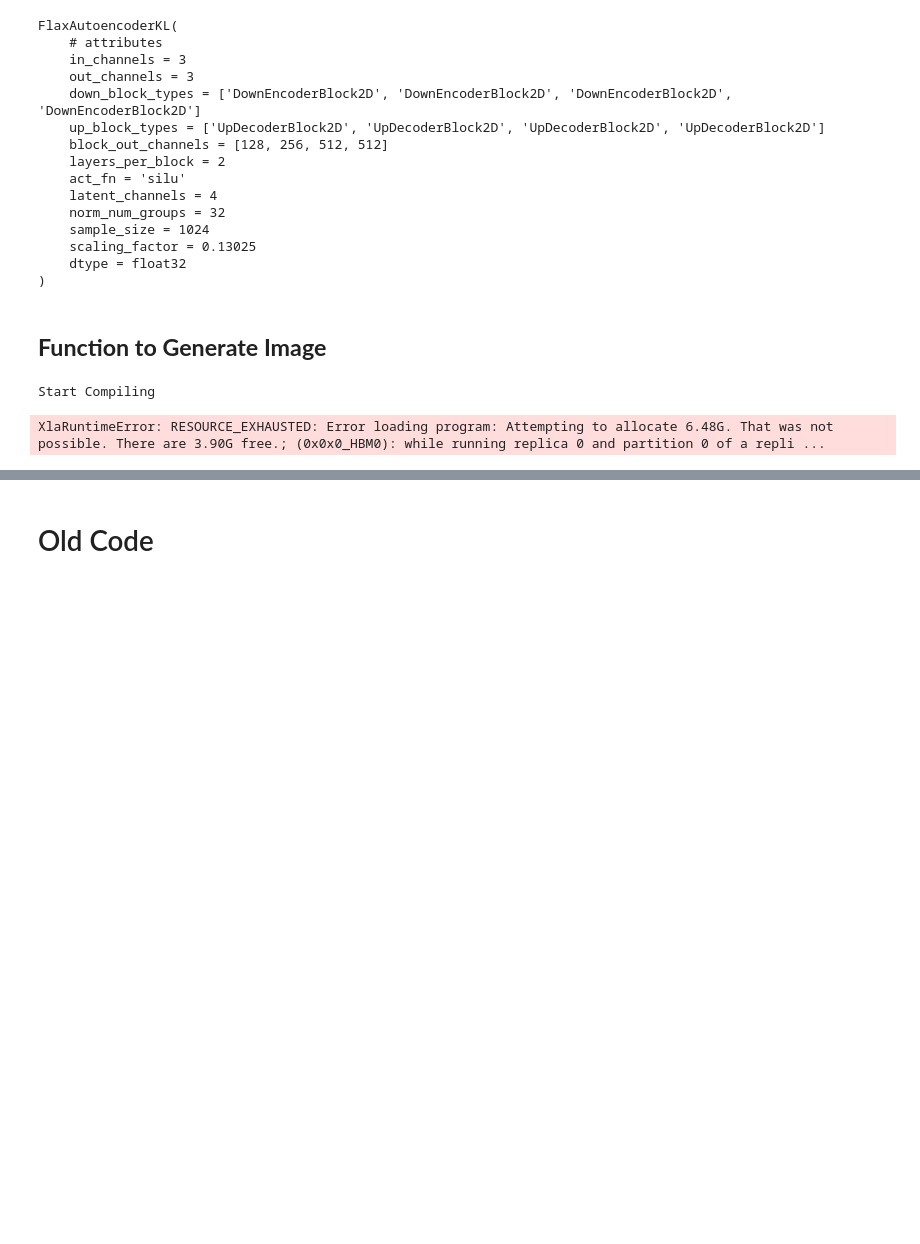
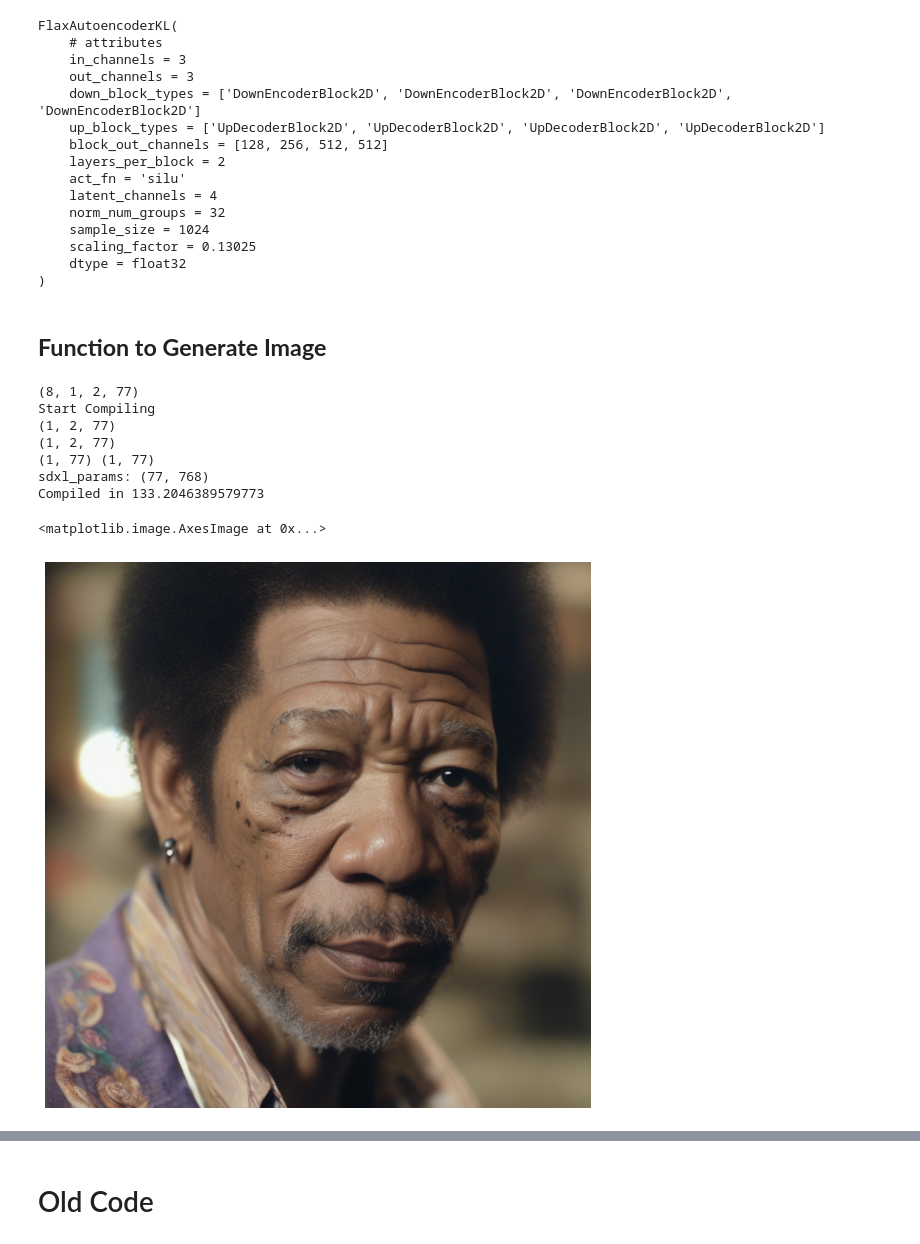
Before and after one commit to hsudhakaran/sdxl-test, a Jupyter notebook: flax-hf-test.ipynb, the cells around one changed output, grey strips where cells are left out. Saved outputs shown, nothing was run; the diff lists cells and outputs as text; code cells hidden in the pictures; blank space fills up the shorter version.

Commit message:
Kaggle Notebook | Flax_HF_Test | Added params to the pmap

```diff
--- a/flax-hf-test.ipynb
+++ b/flax-hf-test.ipynb
@@ -77,7 +77,7 @@ from huggingface_hub import hf_hub_download
 # %%
 dtype = jnp.bfloat16
 sdxl_params = {}
-sdxl_params['unet'] = {'params': jax.tree_util.tree_map(lambda x: x.astype(dtype), diff_unet[1])}
+sdxl_params['unet'] = {'params': jax.tree_util.tree_map(lambda x: x.astype(dtype), loaded_model[1])}
 # %%
 # !wget https://huggingface.co/stabilityai/stable-diffusion-xl-base-1.0/resolve/main/vae/diffusion_flax_model.msgpack?download=true
 # !mv diffusion_flax_model.msgpack?download=true diffusion_flax_model.msgpack
@@ -136,12 +133,12 @@ sdxl_params['text_encoder_2'] = {'params': jax.tree_util.tree_map(lambda x: x.as
 from diffusers import FlaxAutoencoderKL
 from IPython.display import clear_output
 
-diff_vae = FlaxAutoencoderKL.from_pretrained('/kaggle/input/sdxl-vae-model/')
+loaded_model = FlaxAutoencoderKL.from_pretrained('/kaggle/input/sdxl-vae-model/')
 clear_output(wait=False) # Clear the loading messages
-vae_module = diff_vae[0] # Extract the Flax Module
+vae_module = loaded_model[0] # Extract the Flax Module
 # vae_variables = {'params': diff_vae[1]} # Extract the parameters
 
-sdxl_params['vae'] = {'params': jax.tree_util.tree_map(lambda x: x.astype(dtype), diff_vae[1])}
+sdxl_params['vae'] = {'params': jax.tree_util.tree_map(lambda x: x.astype(dtype), loaded_model[1])}
 
 # print(vae_variables.keys())
 vae_module
@@ -163,7 +160,7 @@ FlaxAutoencoderKL(
 )
 # %%
 from diffusers import FlaxEulerDiscreteScheduler
-scheduler = FlaxEulerDiscreteScheduler.from_pretrained('/kaggle/input/sdxl-scheduler/config.json')
-scheduler_module = scheduler[0]
+loaded_model = FlaxEulerDiscreteScheduler.from_pretrained('/kaggle/input/sdxl-scheduler/config.json')
+scheduler_module = loaded_model[0]
 # scheduler_params = scheduler[1]
-sdxl_params['scheduler'] = {'params': jax.tree_util.tree_map(lambda x: x.astype(dtype), scheduler[1])}
+sdxl_params['scheduler'] = {'params': loaded_model[1]}
@@ -178,25 +177,29 @@ default_seed = 33
 # %% [markdown]
 ## **Function to Generate Image**
 # %%
+# @jax.jit
 @partial(
     jax.pmap,
     in_axes=(0, 0, 0, 0, None, None),
-    static_broadcasted_argnums=(4,5),
+    static_broadcasted_argnums=(4, 5),
 )
-# @jax.jit
 def generate_image(
-    params,
+    sdxl_params,
     positive_input_ids,
     negative_input_ids=None,
     prng_seed=jax.random.PRNGKey(42),
     guidance_scale=5.0,
     num_inference_steps=50,
 ):
-
+    print(positive_input_ids.shape)
 
     def get_embeddings(prompt_ids):
+        print(prompt_ids.shape)
         te_1_inputs = prompt_ids[:, 0, :]
         te_2_inputs = prompt_ids[:, 1, :]
+
+        print(te_1_inputs.shape, te_2_inputs.shape)
+        print("sdxl_params:", sdxl_params['text_encoder_1']['params']['text_model']['embeddings']['position_embedding']['embedding'].shape)
 
         prompt_embeds_1 = text_encoder_1(te_1_inputs,params=sdxl_params['text_encoder_1']['params'], output_hidden_states=True)["hidden_states"][-2]
         prompt_embeds_2 = text_encoder_2(te_2_inputs,params=sdxl_params['text_encoder_2']['params'], output_hidden_states=True)["hidden_states"][-2]
@@ -295,23 +298,35 @@ def tokenise_prompts(prompt):
     return jnp.stack(inputs, axis=1)
 # %%
 positive_prompt = "A cinematic film still of Morgan Freeman starring as Jimi Hendrix, portrait, 80mm lens, shallow depth of field, close up, split lighting, cinematic"
-# negative_prompt = None
+negative_prompt = None
 prng_seed = replicate(jax.random.PRNGKey(default_seed))
 positive_input_ids = replicate(tokenise_prompts(positive_prompt))
-p_params = replicate(sdxl_params)
+sdxl_params = replicate(sdxl_params)
+
+# prng_seed = jax.random.PRNGKey(default_seed)
+# positive_input_ids = tokenise_prompts(positive_prompt)
+print(positive_input_ids.shape)
+
 print("Start Compiling")
 start = time.time()
-gen_image = generate_image(p_params,positive_input_ids,None,prng_seed,guidance_scale,num_steps)
+gen_image = generate_image(sdxl_params, positive_input_ids, negative_prompt, prng_seed, guidance_scale, num_steps)
 print(f"Compiled in {time.time() - start}")
 figsize=(10,10)
 # key = jax.random.PRNGKey(42)
 # test_image = jax.random.normal(key, shape=(1024,1024, 3))
 # test_image = (255*((test_image - test_image.min())/(test_image.max() - test_image.min()))).round().astype("uint8")
 
 plt.figure(figsize=figsize)
 plt.axis('off')
 # plt.imshow(gen_image.reshape(gen_image.shape[1],gen_image.shape[2],gen_image.shape[3]))
-plt.imshow(gen_image[1][0]) #.reshape(gen_image.shape[1],gen_image.shape[2],gen_image.shape[3]))
+plt.imshow(gen_image[0][0]) #.reshape(gen_image.shape[1],gen_image.shape[2],gen_image.shape[3]))
 # %% [output]
+(8, 1, 2, 77)
 Start Compiling
+(1, 2, 77)
+(1, 2, 77)
+(1, 77) (1, 77)
+sdxl_params: (77, 768)
+Compiled in 133.2046389579773
-XlaRuntimeError: RESOURCE_EXHAUSTED: Error loading program: Attempting to allocate 6.48G. That was not possible. There are 3.90G free.; (0x0x0_HBM0): while running replica 0 and partition 0 of a repli ...
+<matplotlib.image.AxesImage at 0x...>
+[figure, added]
```
Also changed, not shown: parts of 10 cells of this notebook.
